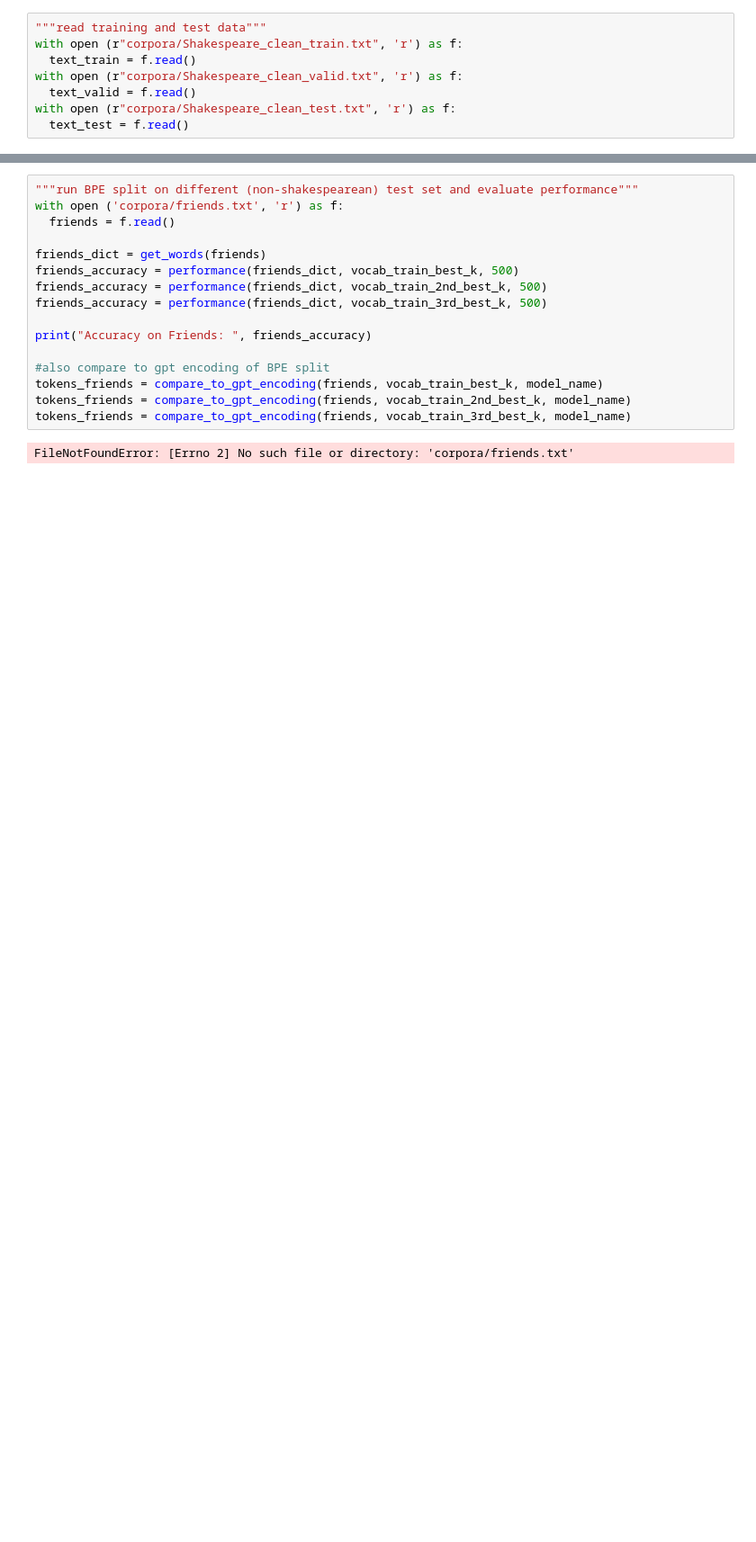
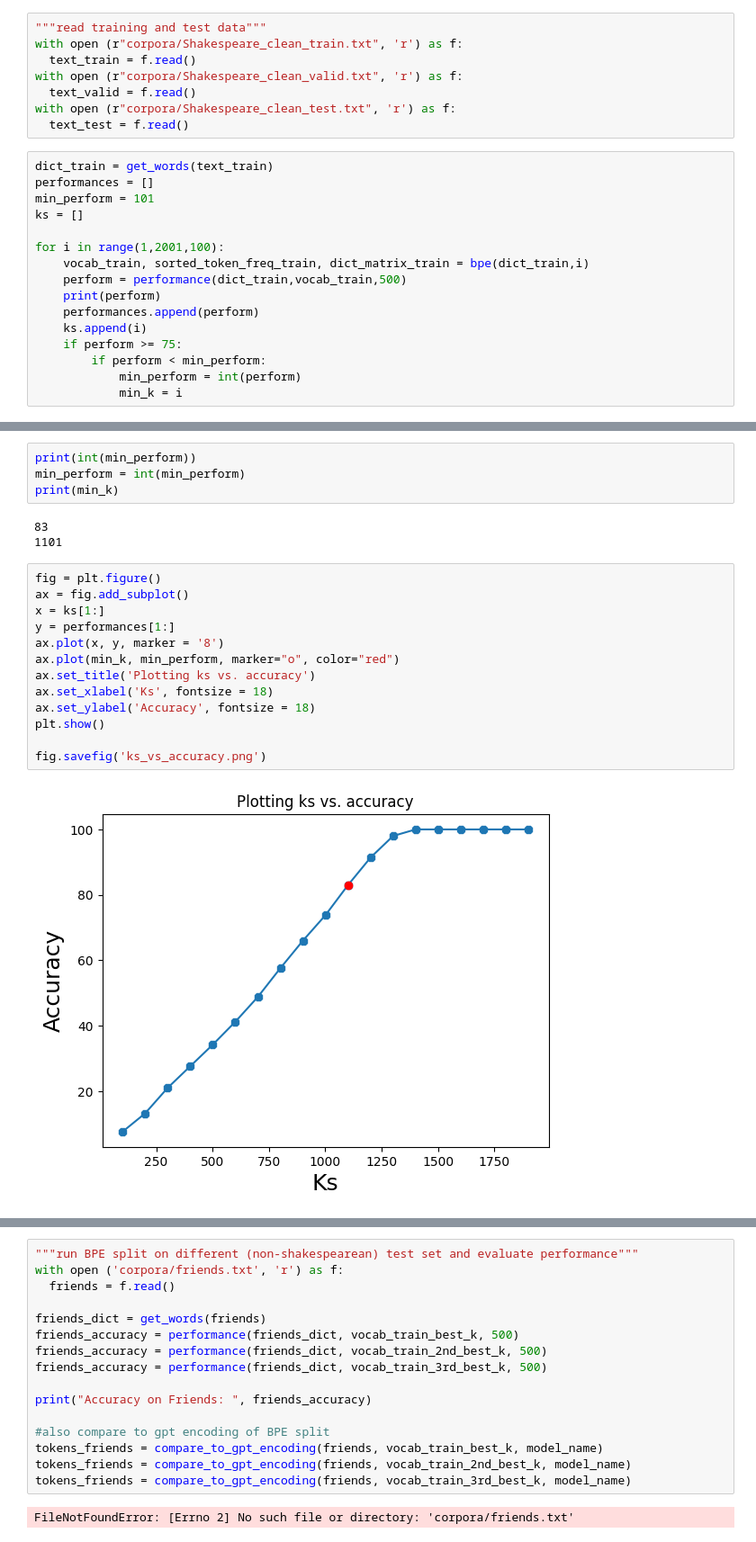
Before and after one commit to Ally511/GPT, a Jupyter notebook: BPE_Milestone.ipynb, the cells around one changed output, grey strips where cells are left out. Shown: that part at 90% size. Cells and saved outputs as stored; diff of their text form; blank space fills up the shorter version.

Commit message:
plots for merges, added to readme and more

```diff
--- a/BPE_Milestone.ipynb
+++ b/BPE_Milestone.ipynb
@@ -10,3 +13,19 @@ with open (r"corpora/Shakespeare_clean_valid.txt", 'r') as f:
   text_valid = f.read()
 with open (r"corpora/Shakespeare_clean_test.txt", 'r') as f:
   text_test = f.read()
+# %%
+dict_train = get_words(text_train)
+performances = []
+min_perform = 101
+ks = []
+
+for i in range(1,2001,100):
+    vocab_train, sorted_token_freq_train, dict_matrix_train = bpe(dict_train,i)
+    perform = performance(dict_train,vocab_train,500)
+    print(perform)
+    performances.append(perform)
+    ks.append(i)
+    if perform >= 75:
+        if perform < min_perform:
+            min_perform = int(perform)
+            min_k = i
@@ -13,3 +51,25 @@ with open (r"corpora/Shakespeare_clean_test.txt", 'r') as f:
+# %%
+print(int(min_perform))
+min_perform = int(min_perform)
+print(min_k)
+# %% [output]
+83
+1101
+# %%
+fig = plt.figure()
+ax = fig.add_subplot()
+x = ks[1:]
+y = performances[1:]
+ax.plot(x, y, marker = '8')
+ax.plot(min_k, min_perform, marker="o", color="red")
+ax.set_title('Plotting ks vs. accuracy')
+ax.set_xlabel('Ks', fontsize = 18)
+ax.set_ylabel('Accuracy', fontsize = 18)
+plt.show()
+
+fig.savefig('ks_vs_accuracy.png')
+# %% [output]
+[figure, added]
 # %%
 with open (r"corpora/Shakespeare_clean_valid.txt", 'r') as f:
   text_valid = f.read()
```
Also changed, not shown: parts of 12 cells of this notebook, 21 other files.
